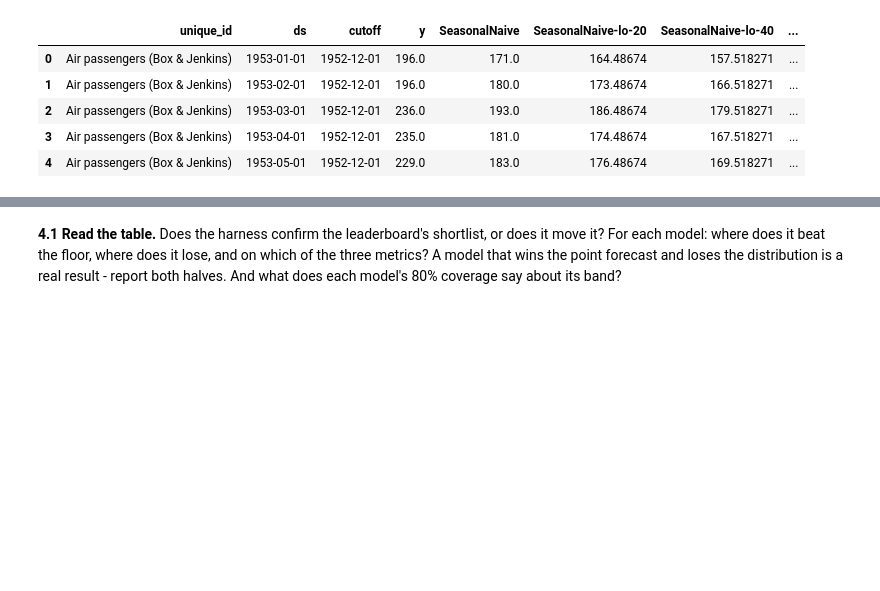
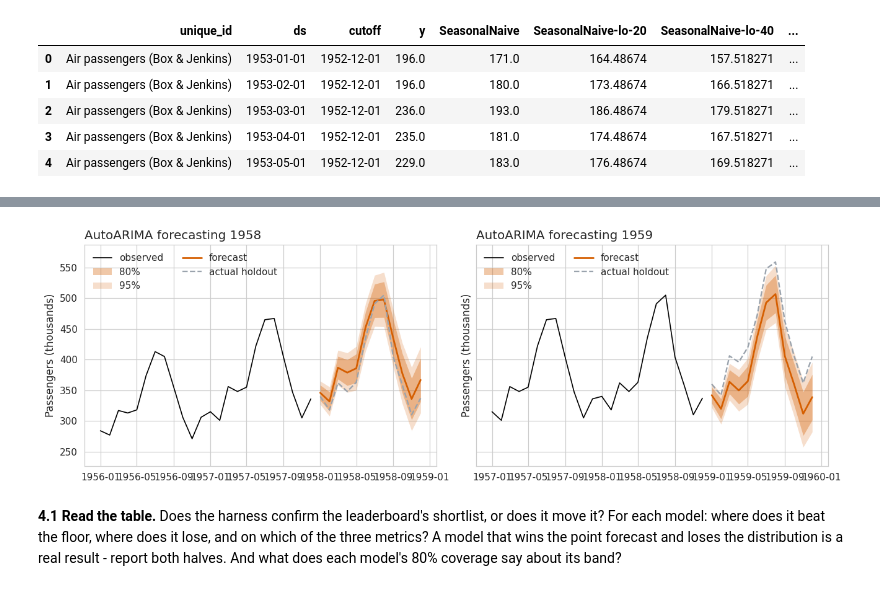
Before and after one commit to cbvxil/international-airpassengers-project, a Jupyter notebook: project.ipynb, the cells around one changed output, grey strips where cells are left out. Drawn from its saved outputs; the diff is of its cells as text; code cells hidden in the pictures; blank space fills up the shorter version.

```diff
--- a/project.ipynb
+++ b/project.ipynb
@@ -661,3 +744,47 @@ Mean Width 80%: 44.07606051537724
+# %%
+
+
+# Select forecasts for 1958 and 1959
+fans = []
+
+for year in [1958, 1959]:
+    forecast = allcv[allcv["ds"].dt.year == year].copy()
+
+    # Rename forecast columns
+    forecast = forecast.rename(columns={
+        "AutoARIMA": "mean",
+        "AutoARIMA-lo-80": "lo-80",
+        "AutoARIMA-hi-80": "hi-80",
+        "AutoARIMA-lo-95": "lo-95",
+        "AutoARIMA-hi-95": "hi-95"
+    })
+
+    fans.append(forecast)
+
+# Create the charts
+fig, axes = plt.subplots(1, 2, figsize=(12, 4), sharey=True)
+
+for i, year in enumerate([1958, 1959]):
+    forecast = fans[i]
+
+    history = df[df["ds"] < forecast["ds"].min()]
+
+    P.fan_chart(
+        history,
+        forecast,
+        ax=axes[i],
+        history_tail=24,
+        levels=(80, 95),
+        actual=forecast[["ds", "y"]],
+        title=f"AutoARIMA forecasting {year}"
+    )
+
+    axes[i].set_ylabel("Passengers (thousands)")
+
+plt.tight_layout()
+plt.show()
+# %% [output]
+[figure, added]
 # %% [markdown]
 **4.1 Read the table.** Does the harness confirm the leaderboard's
 shortlist, or does it move it? For each model: where does it beat the
```
Also changed, not shown: parts of 29 cells of this notebook.
